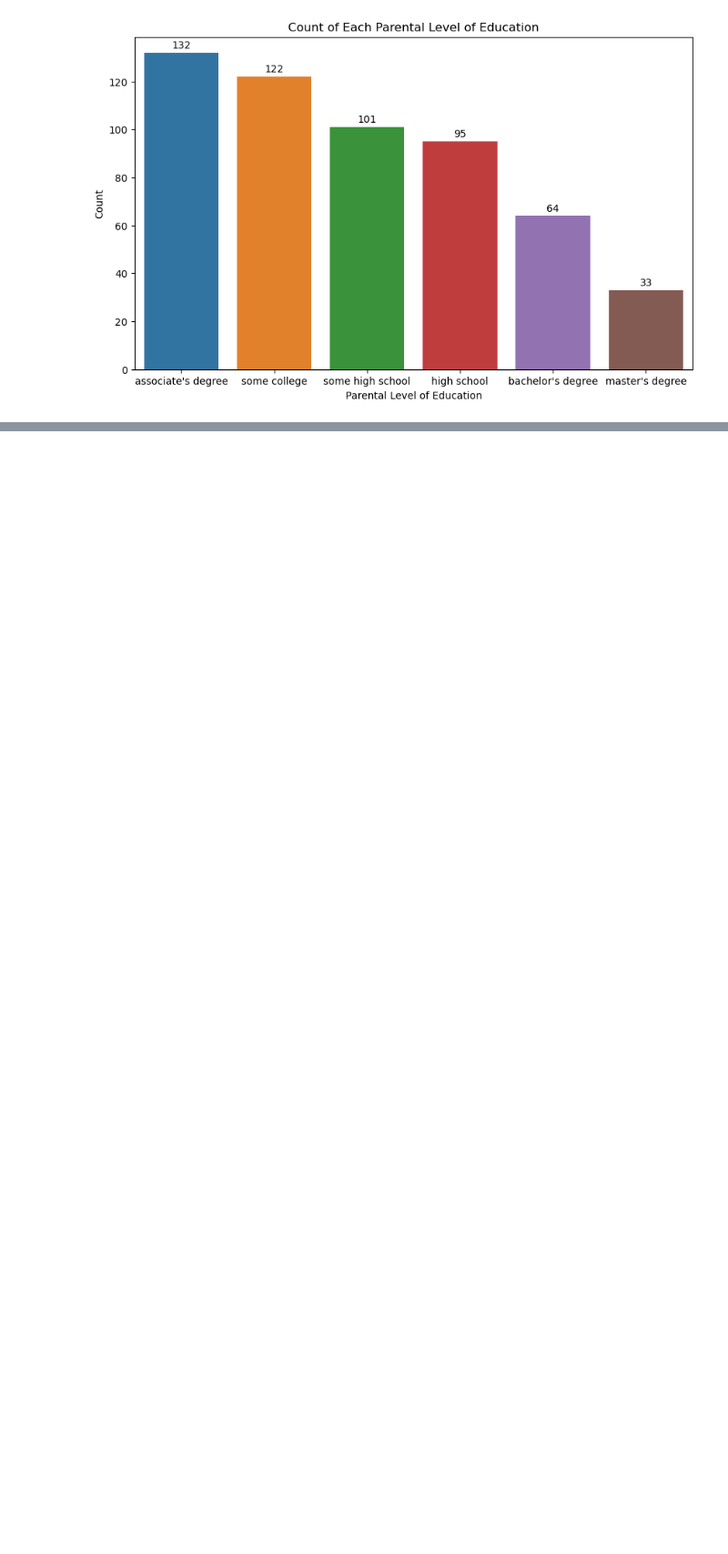
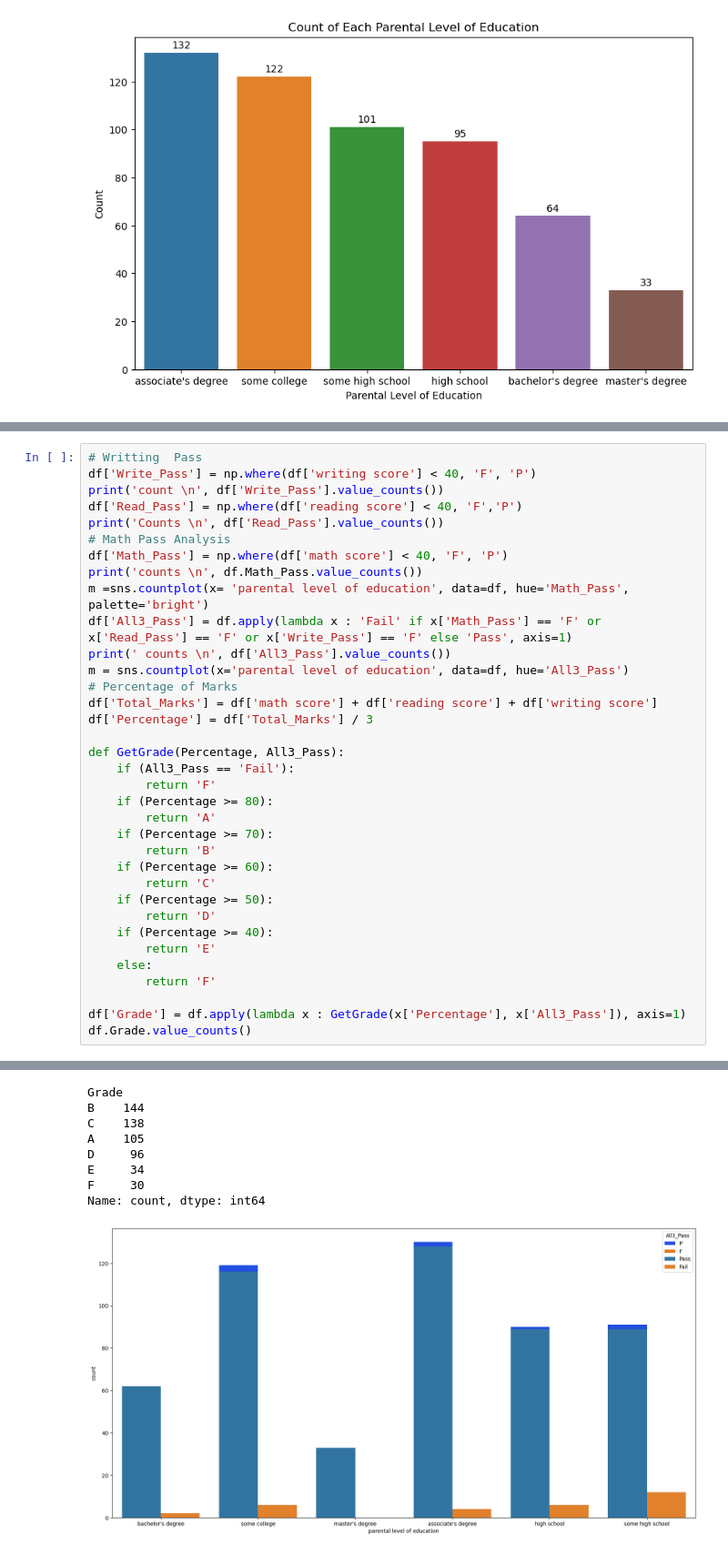
Before and after one commit to BHARATH7654/Interactive-Data, a Jupyter notebook: Student Performance.ipynb, the cells around one changed output, grey strips where cells are left out. Shown at 91% size. Cells and saved outputs as stored; diff of their text form; blank space fills up the shorter version.

```diff
--- a/Student Performance.ipynb
+++ b/Student Performance.ipynb
@@ -80,0 +154,36 @@ plt.show()
+# %%
+# Writting  Pass
+df['Write_Pass'] = np.where(df['writing score'] < 40, 'F', 'P')
+print('count \n', df['Write_Pass'].value_counts())
+df['Read_Pass'] = np.where(df['reading score'] < 40, 'F','P')
+print('Counts \n', df['Read_Pass'].value_counts())
+# Math Pass Analysis
+df['Math_Pass'] = np.where(df['math score'] < 40, 'F', 'P')
+print('counts \n', df.Math_Pass.value_counts())
+m =sns.countplot(x= 'parental level of education', data=df, hue='Math_Pass', palette='bright')
+df['All3_Pass'] = df.apply(lambda x : 'Fail' if x['Math_Pass'] == 'F' or x['Read_Pass'] == 'F' or x['Write_Pass'] == 'F' else 'Pass', axis=1)
+print(' counts \n', df['All3_Pass'].value_counts())
+m = sns.countplot(x='parental level of education', data=df, hue='All3_Pass')
+# Percentage of Marks
+df['Total_Marks'] = df['math score'] + df['reading score'] + df['writing score']
+df['Percentage'] = df['Total_Marks'] / 3
+
+def GetGrade(Percentage, All3_Pass):
+    if (All3_Pass == 'Fail'):
+        return 'F'
+    if (Percentage >= 80):
+        return 'A'
+    if (Percentage >= 70):
+        return 'B'
+    if (Percentage >= 60):
+        return 'C'
+    if (Percentage >= 50):
+        return 'D'
+    if (Percentage >= 40):
+        return 'E'
+    else:
+        return 'F'
+
+df['Grade'] = df.apply(lambda x : GetGrade(x['Percentage'], x['All3_Pass']), axis=1)
+df.Grade.value_counts()
+# %% [output]
@@ -80,0 +210,9 @@ plt.show()
+Grade
+B    144
+C    138
+A    105
+D     96
+E     34
+F     30
+Name: count, dtype: int64
+[figure, added]
```
Also changed, not shown: parts of 14 cells of this notebook.
